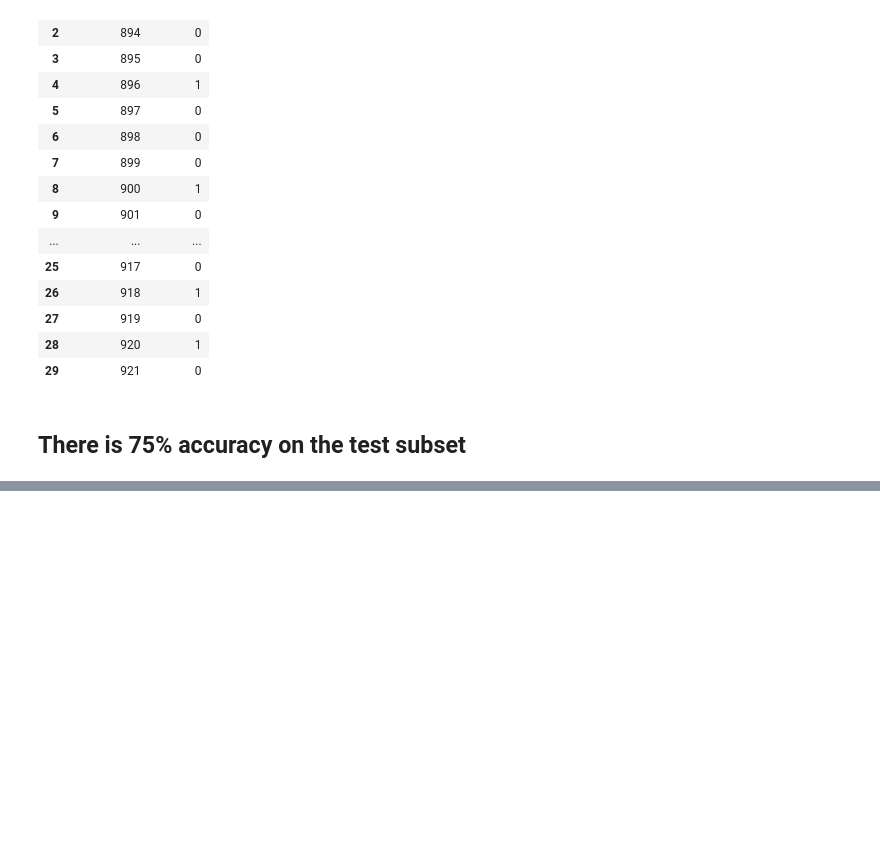
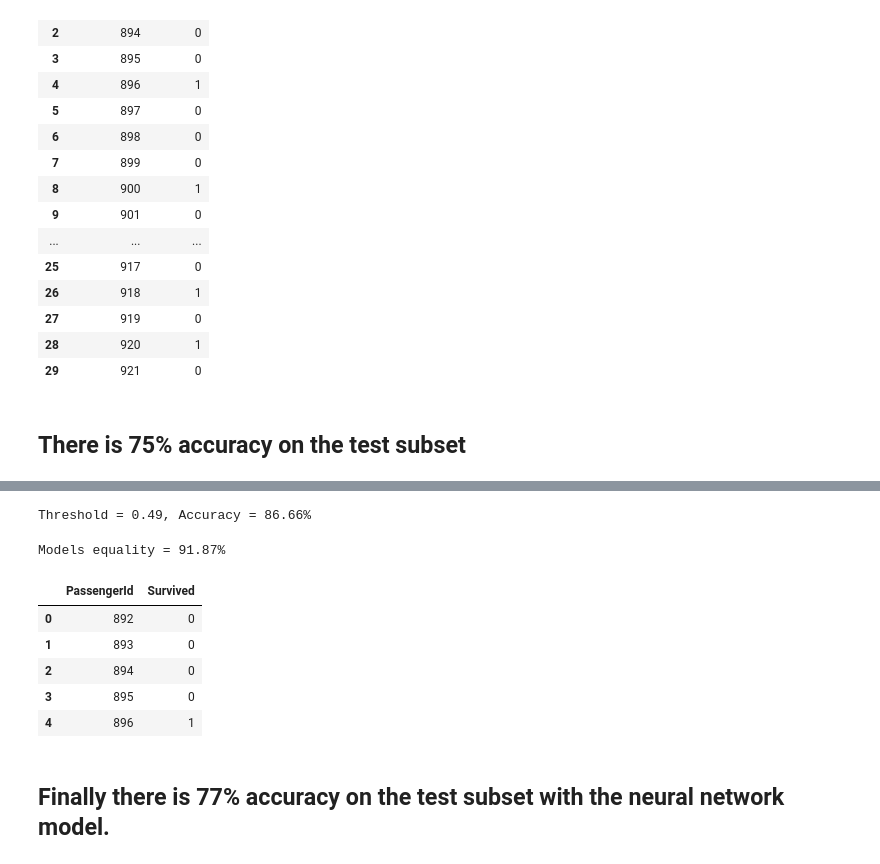
Before and after one commit to DistinctVision/kaggle_titanic, a Jupyter notebook: experiments.ipynb, the cells around one changed output, grey strips where cells are left out. Cells and saved outputs as stored; diff of their text form; code cells hidden in the pictures; blank space fills up the shorter version.

Commit message:
Added a neural network model

```diff
--- a/experiments.ipynb
+++ b/experiments.ipynb
@@ -550,0 +735,15 @@ Accuracy : 91.23%
+# %%
+x_all_M = torch.from_numpy(x_all.values)
+y_all_M = torch.from_numpy(y_all.values).unsqueeze(1)
+
+model = torch.nn.Sequential(torch.nn.Linear(x_all_M.shape[1], 64),
+                            torch.nn.ReLU(),
+                            torch.nn.Linear(64, 32),
+                            torch.nn.ReLU(),
+                            torch.nn.Dropout(p=0.1),
+                            torch.nn.Linear(32, 1),
+                            torch.nn.Sigmoid())
+normal_init(model)
+
+batch_size = 4
+all_ds = Dataset(x_all_M, y_all_M, batch_size=batch_size)
@@ -550,0 +807,60 @@ Accuracy : 91.23%
+# %%
+probs = []
+y_values = []
+
+model.eval()
+with torch.no_grad():
+    for x_batch, y_batch in all_ds:
+        d_x_batch = x_batch.float().to(device)
+        d_y_batch = y_batch.float().to(device)
+        prob = model(d_x_batch).cpu()
+        probs.append(prob)
+        y_values.append(y_batch)
+    probs = torch.cat(probs, dim=0).flatten().numpy()
+    y_values = torch.cat(y_values, dim=0).flatten().numpy().astype(int)
+
+acc_values = []
+for threshold in threshold_values:
+    predictions = probs.copy()
+    predictions[predictions < threshold] = 0.0
+    predictions[predictions > 0] = 1.0
+    predictions = predictions.astype(int)
+    acc_values.append(get_accuracy(predictions, y_values))
+
+figure = go.Figure()
+figure.add_trace(go.Scatter(x=threshold_values, y=acc_values, name='acc'))
+figure.show()
+
+best_idx = np.argmax(acc_values)
+threshold = threshold_values[best_idx]
+print(f'Threshold = {threshold:.2}, Accuracy = {acc_values[best_idx]*100:2.2f}%')
+# %% [output]
+Threshold = 0.49, Accuracy = 86.66%
+# %%
+nn_x_test = torch.from_numpy(x_test.values).float().unsqueeze(0).to(device)
+model.eval()
+with torch.no_grad():
+    nn_predictions = model(nn_x_test).squeeze(0).squeeze(1).cpu().numpy()
+    nn_predictions[nn_predictions < threshold] = 0
+    nn_predictions[nn_predictions > 0] = 1
+    nn_predictions = nn_predictions.astype(int)
+
+equality = get_accuracy(pr_s, nn_predictions)
+print(f'Models equality = {equality * 100:2.2f}%')
+
+out_nn = pd.DataFrame({
+        "PassengerId": test_csv.PassengerId,
+        "Survived": nn_predictions
+    })
+out_nn.to_csv('nn_submission.csv', index=False)
+out_nn.head(5)
+# %% [output]
+Models equality = 91.87%
+|  | PassengerId | Survived |
+| 0 | 892 | 0 |
+| 1 | 893 | 0 |
+| 2 | 894 | 0 |
+| 3 | 895 | 0 |
+| 4 | 896 | 1 |
+# %% [markdown]
+<h2> Finally there is 77% accuracy on the test subset with the neural network model.</h2>
```
Also changed, not shown: parts of 11 cells of this notebook, 1 other file.
